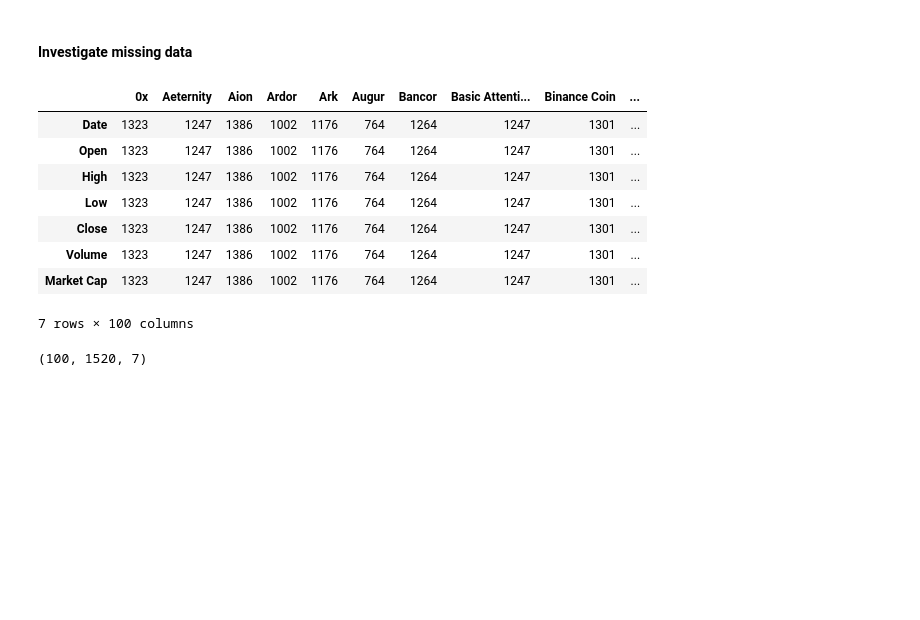
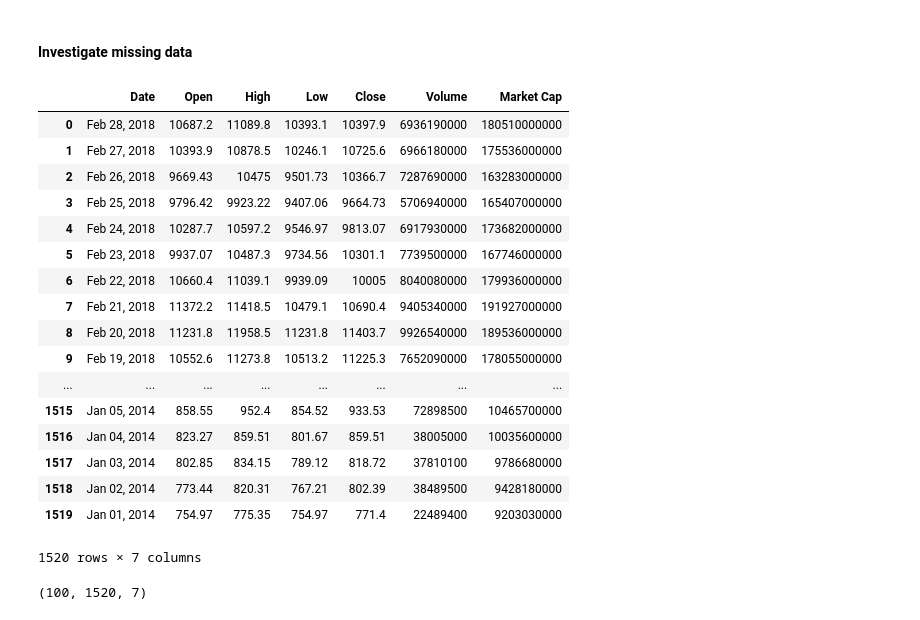
Before and after one commit to Jaskaran23/733Project, a Jupyter notebook: CryptViz/CNNPrediction.ipynb, the cells around one changed output. Drawn from its saved outputs; the diff is of its cells as text; code cells hidden in the pictures; blank space fills up the shorter version.

```diff
--- a/CryptViz/CNNPrediction.ipynb
+++ b/CryptViz/CNNPrediction.ipynb
@@ -33,16 +62,27 @@ price_tensor = pd.Panel(price_tensor).drop(['Unnamed: 0'], axis=2)
 #### Investigate missing data
 # %%
 price_tensor.isna().sum()
+price_tensor.items
+price_tensor.iloc[10]
 # %% [output]
-|  | 0x | Aeternity | Aion | Ardor | Ark | Augur | Bancor | Basic Attenti... | Binance Coin | ... |
-| Date | 1323 | 1247 | 1386 | 1002 | 1176 | 764 | 1264 | 1247 | 1301 | ... |
-| Open | 1323 | 1247 | 1386 | 1002 | 1176 | 764 | 1264 | 1247 | 1301 | ... |
-| High | 1323 | 1247 | 1386 | 1002 | 1176 | 764 | 1264 | 1247 | 1301 | ... |
-| Low | 1323 | 1247 | 1386 | 1002 | 1176 | 764 | 1264 | 1247 | 1301 | ... |
-| Close | 1323 | 1247 | 1386 | 1002 | 1176 | 764 | 1264 | 1247 | 1301 | ... |
-| Volume | 1323 | 1247 | 1386 | 1002 | 1176 | 764 | 1264 | 1247 | 1301 | ... |
-| Market Cap | 1323 | 1247 | 1386 | 1002 | 1176 | 764 | 1264 | 1247 | 1301 | ... |
+|  | Date | Open | High | Low | Close | Volume | Market Cap |
+| 0 | Feb 28, 2018 | 10687.2 | 11089.8 | 10393.1 | 10397.9 | 6936190000 | 180510000000 |
+| 1 | Feb 27, 2018 | 10393.9 | 10878.5 | 10246.1 | 10725.6 | 6966180000 | 175536000000 |
+| 2 | Feb 26, 2018 | 9669.43 | 10475 | 9501.73 | 10366.7 | 7287690000 | 163283000000 |
+| 3 | Feb 25, 2018 | 9796.42 | 9923.22 | 9407.06 | 9664.73 | 5706940000 | 165407000000 |
+| 4 | Feb 24, 2018 | 10287.7 | 10597.2 | 9546.97 | 9813.07 | 6917930000 | 173682000000 |
+| 5 | Feb 23, 2018 | 9937.07 | 10487.3 | 9734.56 | 10301.1 | 7739500000 | 167746000000 |
+| 6 | Feb 22, 2018 | 10660.4 | 11039.1 | 9939.09 | 10005 | 8040080000 | 179936000000 |
+| 7 | Feb 21, 2018 | 11372.2 | 11418.5 | 10479.1 | 10690.4 | 9405340000 | 191927000000 |
+| 8 | Feb 20, 2018 | 11231.8 | 11958.5 | 11231.8 | 11403.7 | 9926540000 | 189536000000 |
+| 9 | Feb 19, 2018 | 10552.6 | 11273.8 | 10513.2 | 11225.3 | 7652090000 | 178055000000 |
+| ... | ... | ... | ... | ... | ... | ... | ... |
+| 1515 | Jan 05, 2014 | 858.55 | 952.4 | 854.52 | 933.53 | 72898500 | 10465700000 |
+| 1516 | Jan 04, 2014 | 823.27 | 859.51 | 801.67 | 859.51 | 38005000 | 10035600000 |
+| 1517 | Jan 03, 2014 | 802.85 | 834.15 | 789.12 | 818.72 | 37810100 | 9786680000 |
+| 1518 | Jan 02, 2014 | 773.44 | 820.31 | 767.21 | 802.39 | 38489500 | 9428180000 |
+| 1519 | Jan 01, 2014 | 754.97 | 775.35 | 754.97 | 771.4 | 22489400 | 9203030000 |
-7 rows × 100 columns
+1520 rows × 7 columns
 # %%
 price_tensor.shape
 # %% [output]
```
Also changed, not shown: parts of 19 cells of this notebook, 1 other file.
